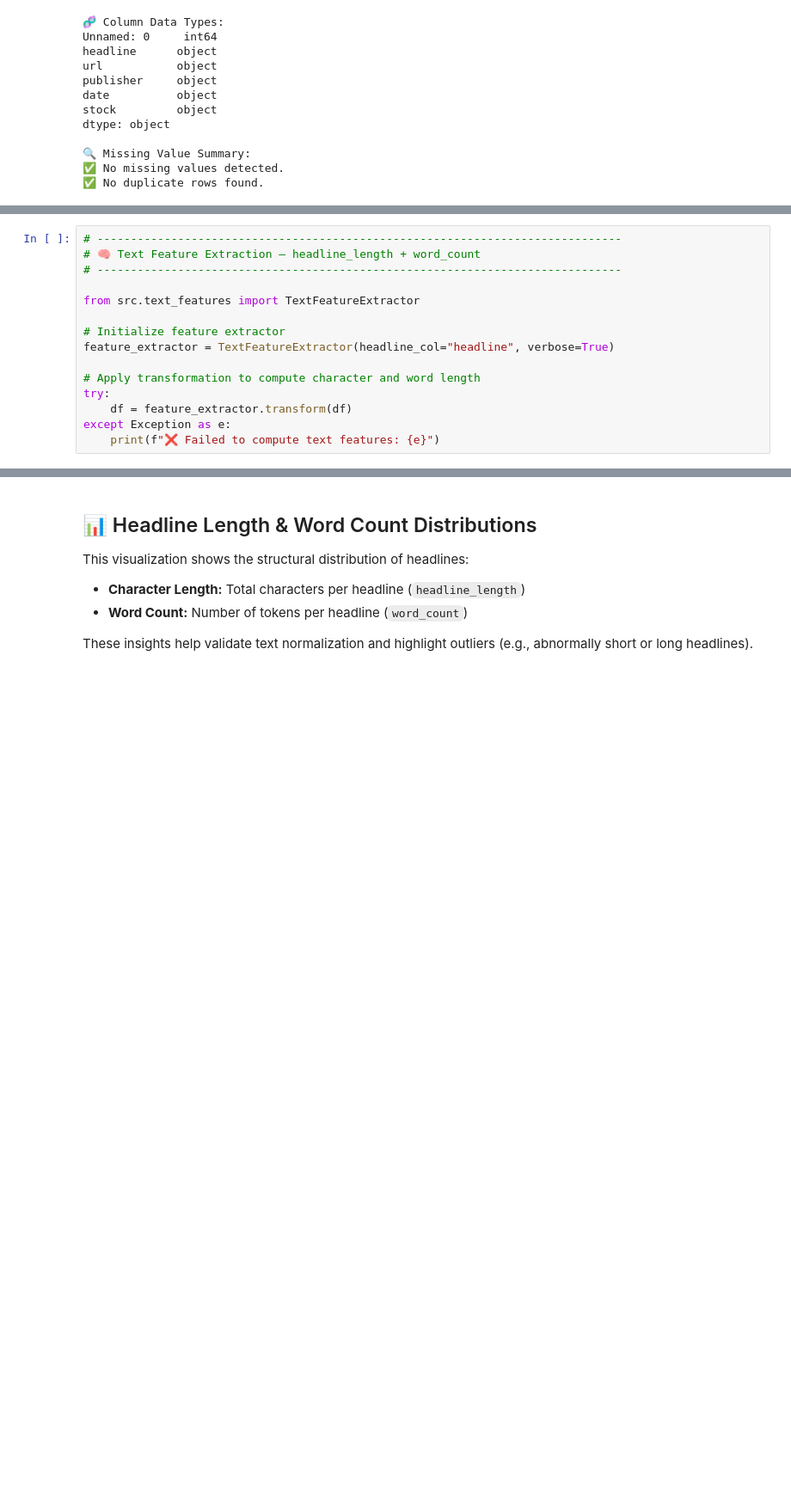
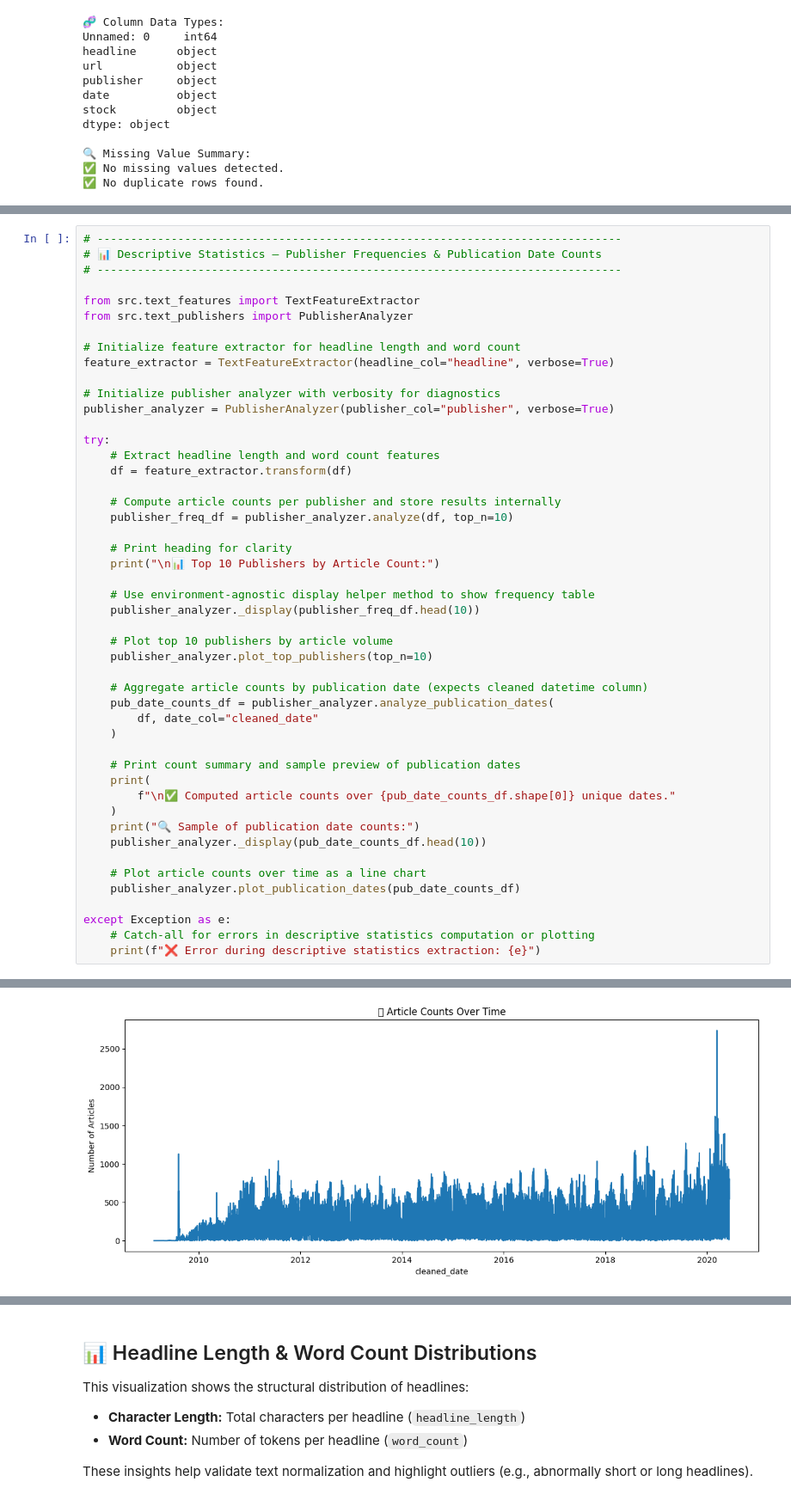
Before and after one commit to NabloP/b5w1-stock-market-challenge, a Jupyter notebook: notebooks/task-1-news-sentiment-eda.ipynb, the cells around one changed output, grey strips where cells are left out. Shown at 86% size. Cells and saved outputs as stored; diff of their text form; blank space fills up the shorter version.

```diff
--- a/notebooks/task-1-news-sentiment-eda.ipynb
+++ b/notebooks/task-1-news-sentiment-eda.ipynb
@@ -159,18 +270,51 @@ These features provide early insight into headline density and help with both da
 # %%
 # ------------------------------------------------------------------------------
-# 🧠 Text Feature Extraction – headline_length + word_count
+# 📊 Descriptive Statistics – Publisher Frequencies & Publication Date Counts
 # ------------------------------------------------------------------------------
 
 from src.text_features import TextFeatureExtractor
+from src.text_publishers import PublisherAnalyzer
 
-# Initialize feature extractor
+# Initialize feature extractor for headline length and word count
 feature_extractor = TextFeatureExtractor(headline_col="headline", verbose=True)
 
-# Apply transformation to compute character and word length
+# Initialize publisher analyzer with verbosity for diagnostics
+publisher_analyzer = PublisherAnalyzer(publisher_col="publisher", verbose=True)
+
 try:
+    # Extract headline length and word count features
     df = feature_extractor.transform(df)
+
+    # Compute article counts per publisher and store results internally
+    publisher_freq_df = publisher_analyzer.analyze(df, top_n=10)
+
+    # Print heading for clarity
+    print("\n📊 Top 10 Publishers by Article Count:")
+
+    # Use environment-agnostic display helper method to show frequency table
+    publisher_analyzer._display(publisher_freq_df.head(10))
+
+    # Plot top 10 publishers by article volume
+    publisher_analyzer.plot_top_publishers(top_n=10)
+
+    # Aggregate article counts by publication date (expects cleaned datetime column)
+    pub_date_counts_df = publisher_analyzer.analyze_publication_dates(
+        df, date_col="cleaned_date"
+    )
+
+    # Print count summary and sample preview of publication dates
+    print(
+        f"\n✅ Computed article counts over {pub_date_counts_df.shape[0]} unique dates."
+    )
+    print("🔍 Sample of publication date counts:")
+    publisher_analyzer._display(pub_date_counts_df.head(10))
+
+    # Plot article counts over time as a line chart
+    publisher_analyzer.plot_publication_dates(pub_date_counts_df)
+
 except Exception as e:
-    print(f"❌ Failed to compute text features: {e}")
+    # Catch-all for errors in descriptive statistics computation or plotting
+    print(f"❌ Error during descriptive statistics extraction: {e}")
 # %% [output]
 ✅ Text features added:
 📊 Input column: 'headline'
@@ -178,0 +372 @@ except Exception as e:
+[figure, added]
```
Also changed, not shown: parts of 23 cells of this notebook, 7 other files.
